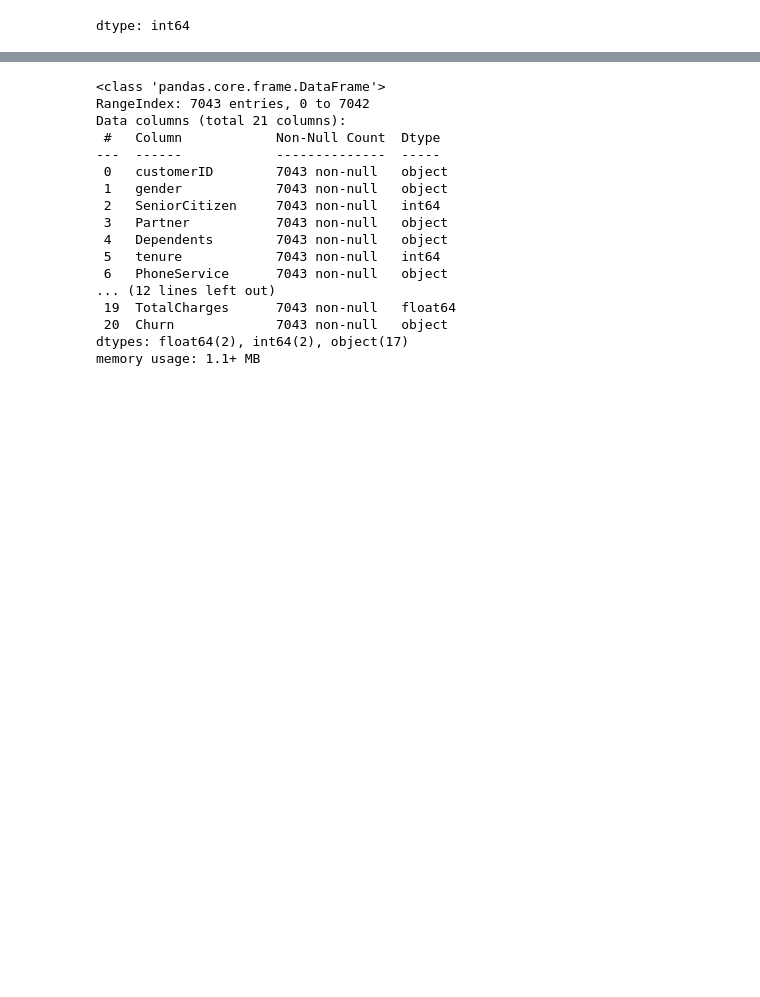
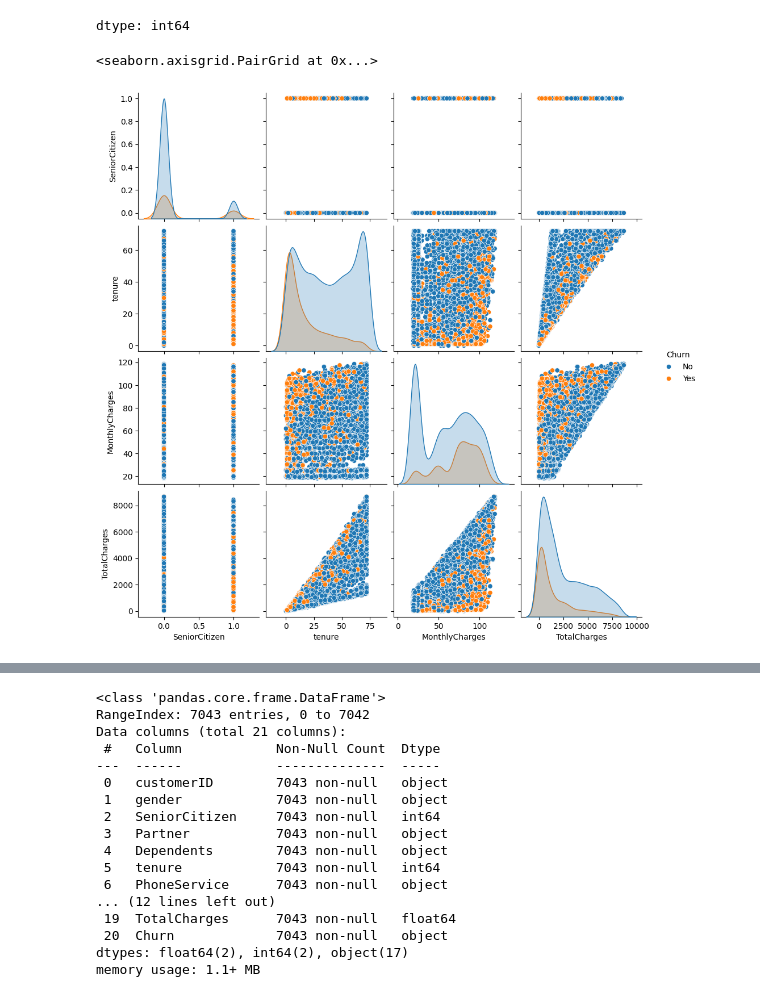
Before and after one commit to yalindi/2425568_ml, a Jupyter notebook: 2425568.ipynb, the cells around one changed output, grey strips where cells are left out. Saved outputs shown, nothing was run; the diff lists cells and outputs as text; code cells hidden in the pictures; blank space fills up the shorter version.

```diff
--- a/2425568.ipynb
+++ b/2425568.ipynb
@@ -187,3 +224,8 @@ df_copy.isnull().sum()
 | TotalCharges | 0 |
 | Churn | 0 |
 dtype: int64
+# %%
+sns.pairplot(data=df_copy,hue="Churn")
+# %% [output]
+<seaborn.axisgrid.PairGrid at 0x...>
+[figure, added]
```
Also changed, not shown: parts of 16 cells of this notebook.
